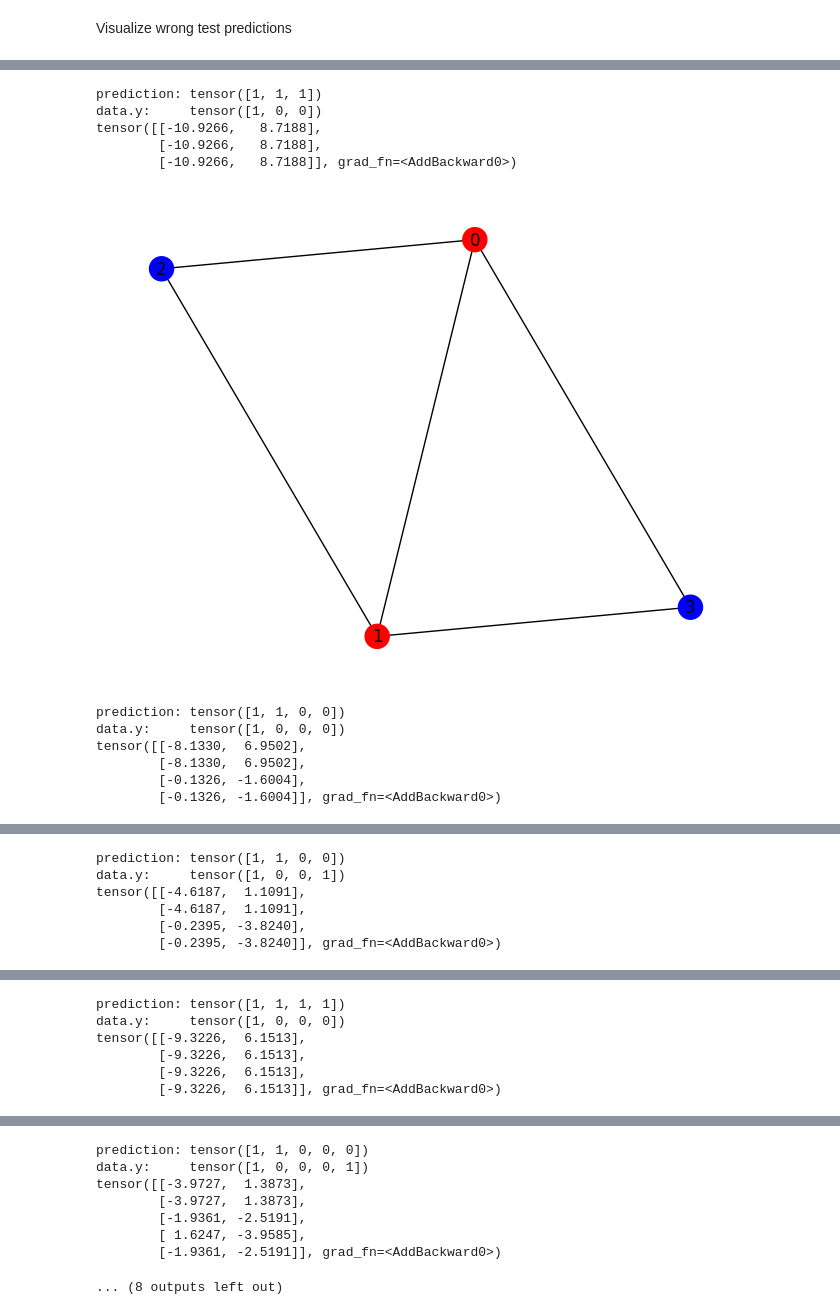
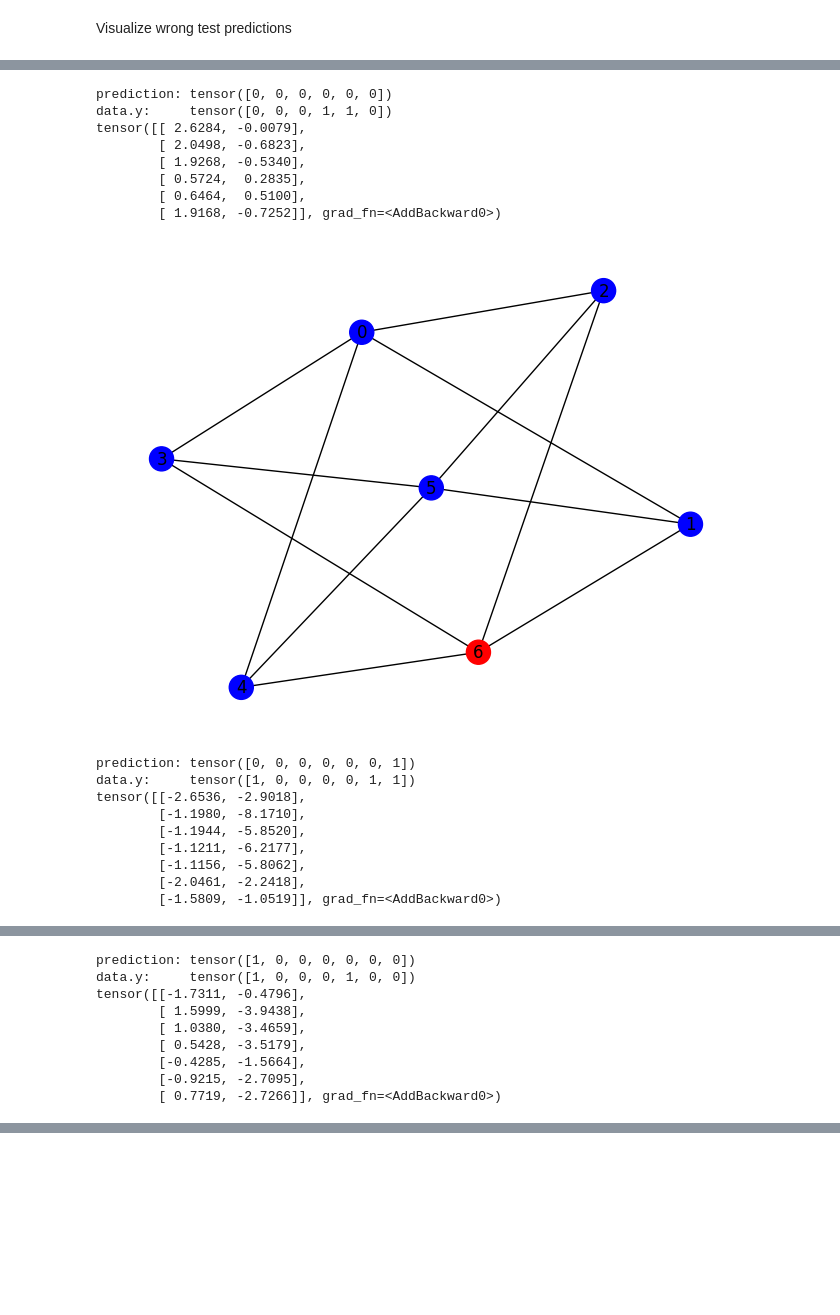
Before and after one commit to mkozlik/MIDS-GNN, a Jupyter notebook: MIDS_GNN.ipynb, the cells around one changed output, grey strips where cells are left out. Cells and saved outputs as stored; diff of their text form; code cells hidden in the pictures; blank space fills up the shorter version.

```diff
--- a/MIDS_GNN.ipynb
+++ b/MIDS_GNN.ipynb
@@ -661,5 +661,5 @@ torch.save(model, '3000g_rand_3f.pth')
 # %%
-loaded = torch.load('3000g_3f.pth')
+loaded = torch.load('3000g_4f.pth')
 # %%
 def examine_pred(data, pred):
     G = pygUtils.to_networkx(data, to_undirected=True)
@@ -694,7 +694,7 @@ test(loader)
 # %% [markdown]
 Visualize wrong test predictions
 # %%
-for i in range(20):
+for i in range(100):
   d = dataset[i]
   predik = loaded(d.x, d.edge_index).argmax(dim=1)
   if not torch.equal(predik, d.y.type(torch.LongTensor)):
@@ -705,12 +705,18 @@ for i in range(20):
-prediction: tensor([1, 1, 1])
-data.y:     tensor([1, 0, 0])
-tensor([[-10.9266,   8.7188],
-        [-10.9266,   8.7188],
-        [-10.9266,   8.7188]], grad_fn=<AddBackward0>)
+prediction: tensor([0, 0, 0, 0, 0, 0])
+data.y:     tensor([0, 0, 0, 1, 1, 0])
+tensor([[ 2.6284, -0.0079],
+        [ 2.0498, -0.6823],
+        [ 1.9268, -0.5340],
+        [ 0.5724,  0.2835],
+        [ 0.6464,  0.5100],
+        [ 1.9168, -0.7252]], grad_fn=<AddBackward0>)
-[figure, old version]
+[figure, new version]
-prediction: tensor([1, 1, 0, 0])
-data.y:     tensor([1, 0, 0, 0])
-tensor([[-8.1330,  6.9502],
-        [-8.1330,  6.9502],
-        [-0.1326, -1.6004],
-        [-0.1326, -1.6004]], grad_fn=<AddBackward0>)
+prediction: tensor([0, 0, 0, 0, 0, 0, 1])
+data.y:     tensor([1, 0, 0, 0, 0, 1, 1])
+tensor([[-2.6536, -2.9018],
+        [-1.1980, -8.1710],
+        [-1.1944, -5.8520],
+        [-1.1211, -6.2177],
+        [-1.1156, -5.8062],
+        [-2.0461, -2.2418],
+        [-1.5809, -1.0519]], grad_fn=<AddBackward0>)
@@ -718,6 +724,9 @@ tensor([[-8.1330,  6.9502],
-prediction: tensor([1, 1, 0, 0])
-data.y:     tensor([1, 0, 0, 1])
-tensor([[-4.6187,  1.1091],
-        [-4.6187,  1.1091],
-        [-0.2395, -3.8240],
-        [-0.2395, -3.8240]], grad_fn=<AddBackward0>)
+prediction: tensor([1, 0, 0, 0, 0, 0, 0])
+data.y:     tensor([1, 0, 0, 0, 1, 0, 0])
+tensor([[-1.7311, -0.4796],
+        [ 1.5999, -3.9438],
+        [ 1.0380, -3.4659],
+        [ 0.5428, -3.5179],
+        [-0.4285, -1.5664],
+        [-0.9215, -2.7095],
+        [ 0.7719, -2.7266]], grad_fn=<AddBackward0>)
@@ -732,6 +742,0 @@ tensor([[-1.9135, -0.6470],
-prediction: tensor([1, 1, 1, 1])
-data.y:     tensor([1, 0, 0, 0])
-tensor([[-9.3226,  6.1513],
-        [-9.3226,  6.1513],
-        [-9.3226,  6.1513],
-        [-9.3226,  6.1513]], grad_fn=<AddBackward0>)
@@ -739,8 +742,0 @@ tensor([[-9.3226,  6.1513],
-prediction: tensor([1, 1, 0, 0, 0])
-data.y:     tensor([1, 0, 0, 0, 1])
-tensor([[-3.9727,  1.3873],
-        [-3.9727,  1.3873],
-        [-1.9361, -2.5191],
-        [ 1.6247, -3.9585],
-        [-1.9361, -2.5191]], grad_fn=<AddBackward0>)
-... (8 outputs left out)
```
Also changed, not shown: parts of 10 cells of this notebook.
